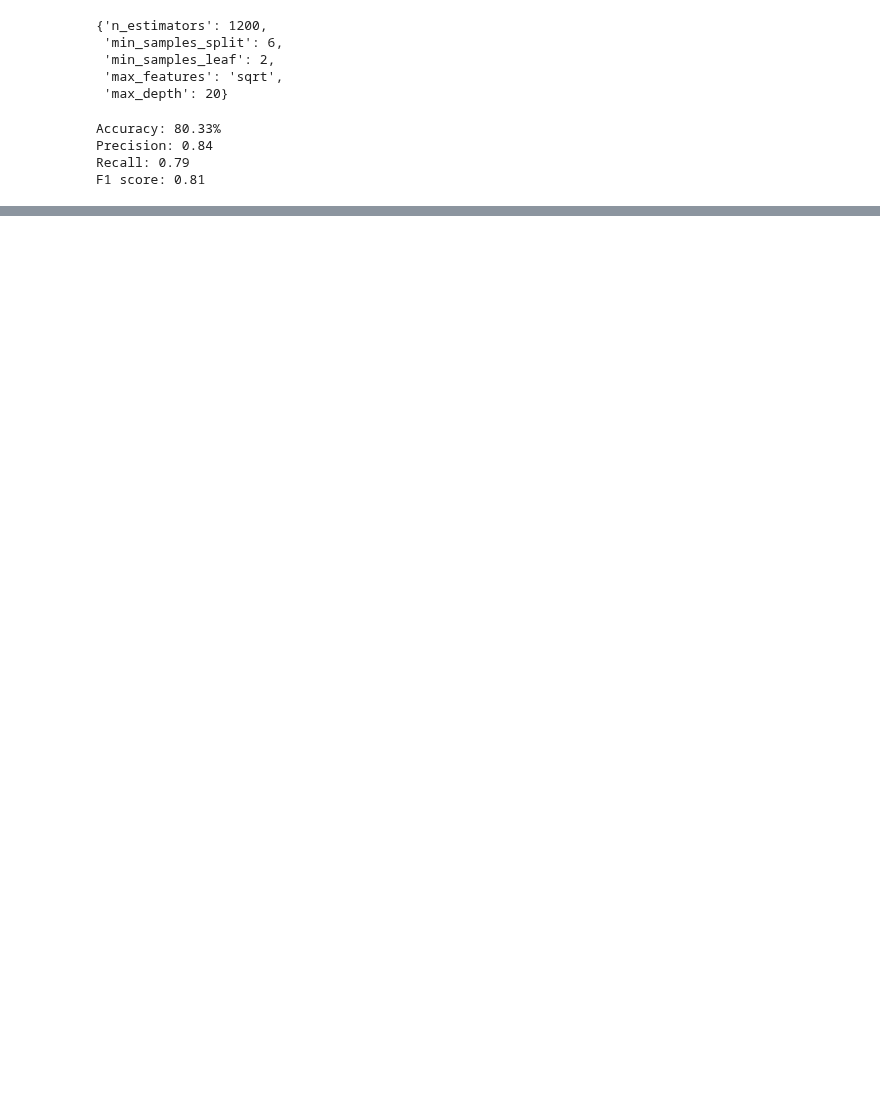
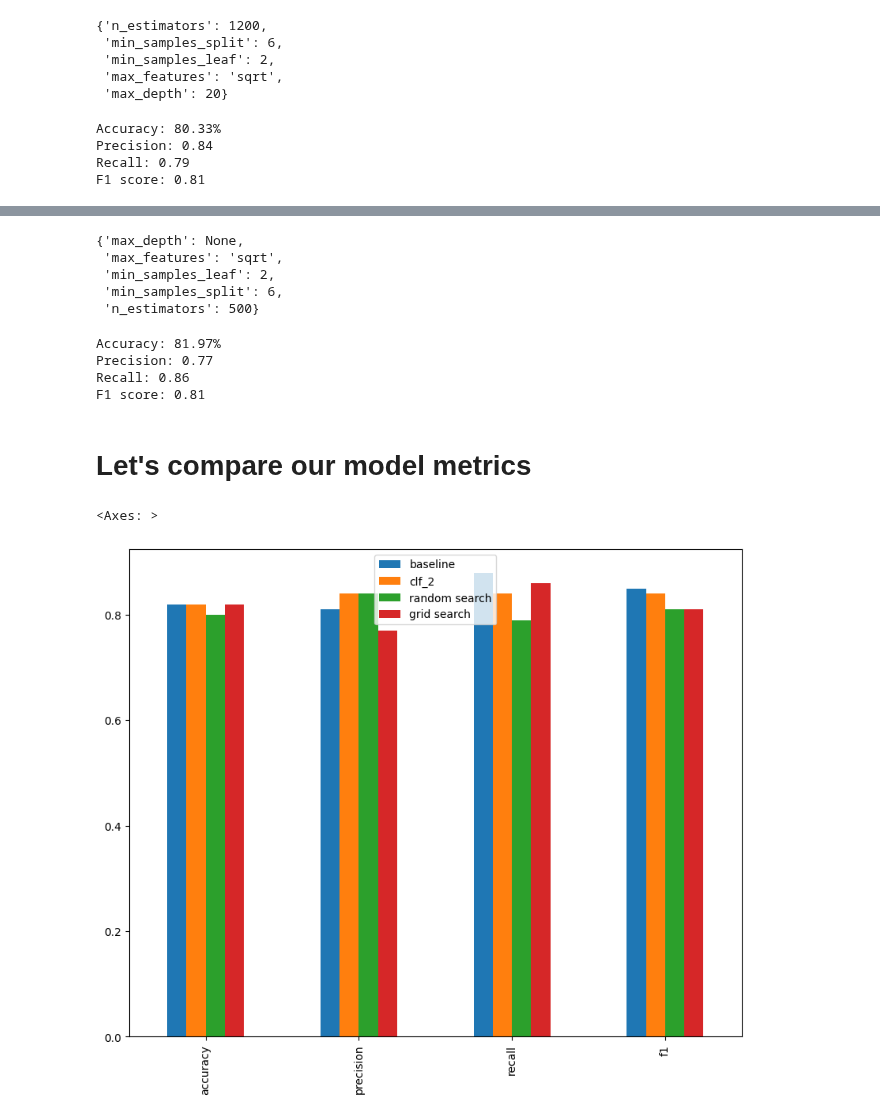
Before and after one commit to ed3899/ml-book, a Jupyter notebook: intro-to-scikit-learn.ipynb, the cells around one changed output, grey strips where cells are left out. Cells and saved outputs as stored; diff of their text form; code cells hidden in the pictures; blank space fills up the shorter version.

```diff
--- a/intro-to-scikit-learn.ipynb
+++ b/intro-to-scikit-learn.ipynb
@@ -1663,0 +1678,23 @@ F1 score: 0.81
+# %%
+from sklearn.model_selection import GridSearchCV, train_test_split
+from sklearn.ensemble import RandomForestClassifier
+
+np.random.seed(42)
+
+# Split into X & y
+X = heart_disease_shuffled.drop("target", axis=1)
+y = heart_disease_shuffled["target"]
+
+# Split into train and test set
+X_train, X_test, y_train, y_test = train_test_split(X, y, test_size=0.2)
+
+# Instantiate RandomForestClassifier
+clf = RandomForestClassifier(n_jobs=1)
+
+# Setup GridSearchCV
+gs_clf = GridSearchCV(
+    # n_iter is number of combinations to try, basically the len * len ... of each array of hyperparam options
+    estimator=clf, param_grid=grid_2, cv=5, verbose=5)
+
+# Fit the GridSearchCV version of clf
+gs_clf.fit(X_train, y_train)
@@ -1663,0 +1741,36 @@ F1 score: 0.81
+# %%
+gs_clf.best_params_
+# %% [output]
+{'max_depth': None,
+ 'max_features': 'sqrt',
+ 'min_samples_leaf': 2,
+ 'min_samples_split': 6,
+ 'n_estimators': 500}
+# %%
+gs_y_preds = gs_clf.predict(X_test)
+
+# evaluate the predictions
+gs_metrics = evaluate_preds(y_test, gs_y_preds)
+# %% [output]
+Accuracy: 81.97%
+Precision: 0.77
+Recall: 0.86
+F1 score: 0.81
+# %% [markdown]
+# Let's compare our model metrics
+# %%
+import pandas as pd
+
+compare_metrics = pd.DataFrame(
+  {
+    "baseline": baseline_metrics,
+    "clf_2": clf_2_metrics,
+    "random search": rs_metrics,
+    "grid search": gs_metrics
+  }
+)
+
+compare_metrics.plot.bar(figsize=(10,8))
+# %% [output]
+<Axes: >
+[figure, added]
```
Also changed, not shown: parts of 17 cells of this notebook, 2 other files.
